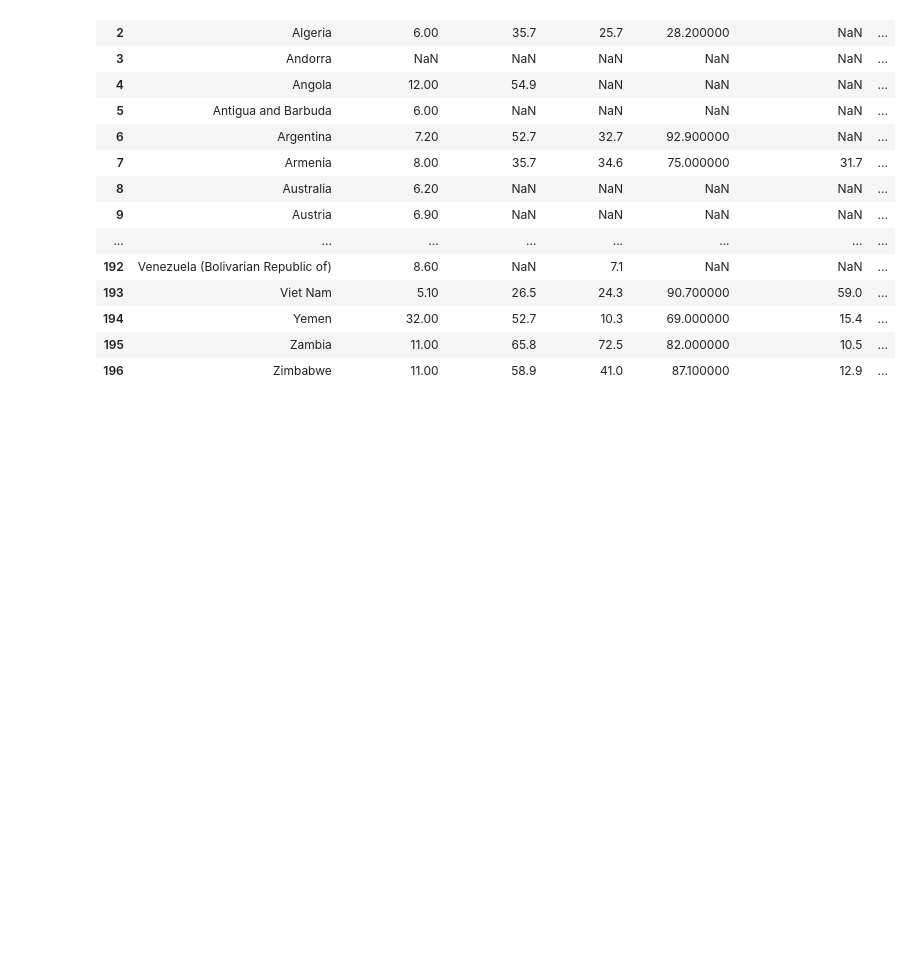
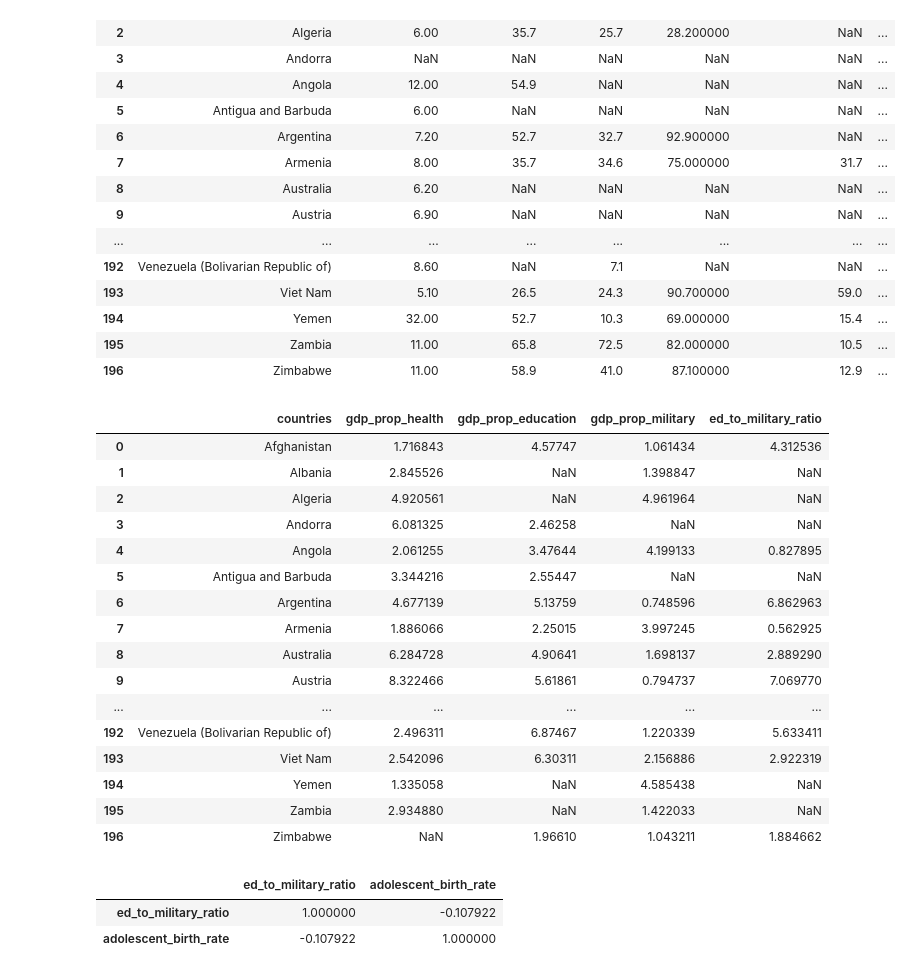
Before and after one commit to Yee-Brian14/primary_completion_rate, a Jupyter notebook: working-notebook.ipynb, the cells around one changed output. Cells and saved outputs as stored; diff of their text form; code cells hidden in the pictures; blank space fills up the shorter version.

Commit message:
created new column in economics data frame

```diff
--- a/working-notebook.ipynb
+++ b/working-notebook.ipynb
@@ -188,3 +188,25 @@ for i in range(0, len(dfs)):
     outfile = open(df_names[i],'wb')
     pickle.dump(dfs[i],outfile)
     outfile.close()
+# %%
+economic_df['ed_to_military_ratio'] = economic_df.apply(lambda x: x.gdp_prop_education/x.gdp_prop_military, axis = 1)
+# %%
+economic_df
+# %% [output]
+|  | countries | gdp_prop_health | gdp_prop_education | gdp_prop_military | ed_to_military_ratio |
+| 0 | Afghanistan | 1.716843 | 4.57747 | 1.061434 | 4.312536 |
+| 1 | Albania | 2.845526 | NaN | 1.398847 | NaN |
+| 2 | Algeria | 4.920561 | NaN | 4.961964 | NaN |
+| 3 | Andorra | 6.081325 | 2.46258 | NaN | NaN |
+| 4 | Angola | 2.061255 | 3.47644 | 4.199133 | 0.827895 |
+| 5 | Antigua and Barbuda | 3.344216 | 2.55447 | NaN | NaN |
+| 6 | Argentina | 4.677139 | 5.13759 | 0.748596 | 6.862963 |
+| 7 | Armenia | 1.886066 | 2.25015 | 3.997245 | 0.562925 |
+| 8 | Australia | 6.284728 | 4.90641 | 1.698137 | 2.889290 |
+| 9 | Austria | 8.322466 | 5.61861 | 0.794737 | 7.069770 |
+| ... | ... | ... | ... | ... | ... |
+| 192 | Venezuela (Bolivarian Republic of) | 2.496311 | 6.87467 | 1.220339 | 5.633411 |
+| 193 | Viet Nam | 2.542096 | 6.30311 | 2.156886 | 2.922319 |
+| 194 | Yemen | 1.335058 | NaN | 4.585438 | NaN |
+| 195 | Zambia | 2.934880 | NaN | 1.422033 | NaN |
+| 196 | Zimbabwe | NaN | 1.96610 | 1.043211 | 1.884662 |
@@ -190,0 +216,6 @@ for i in range(0, len(dfs)):
+# %%
+merge1 = pd.merge(left=)
+# %% [output]
+|  | ed_to_military_ratio | adolescent_birth_rate |
+| ed_to_military_ratio | 1.000000 | -0.107922 |
+| adolescent_birth_rate | -0.107922 | 1.000000 |
```
Also changed, not shown: parts of 1 cell of this notebook, 10 other files.
